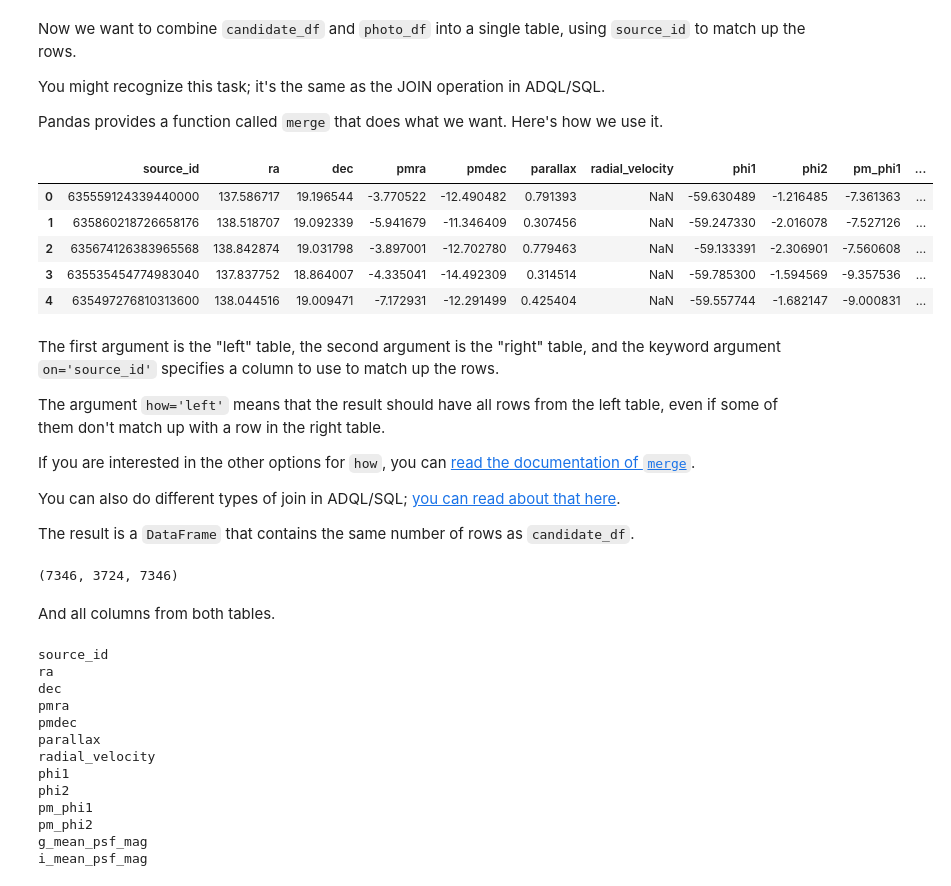
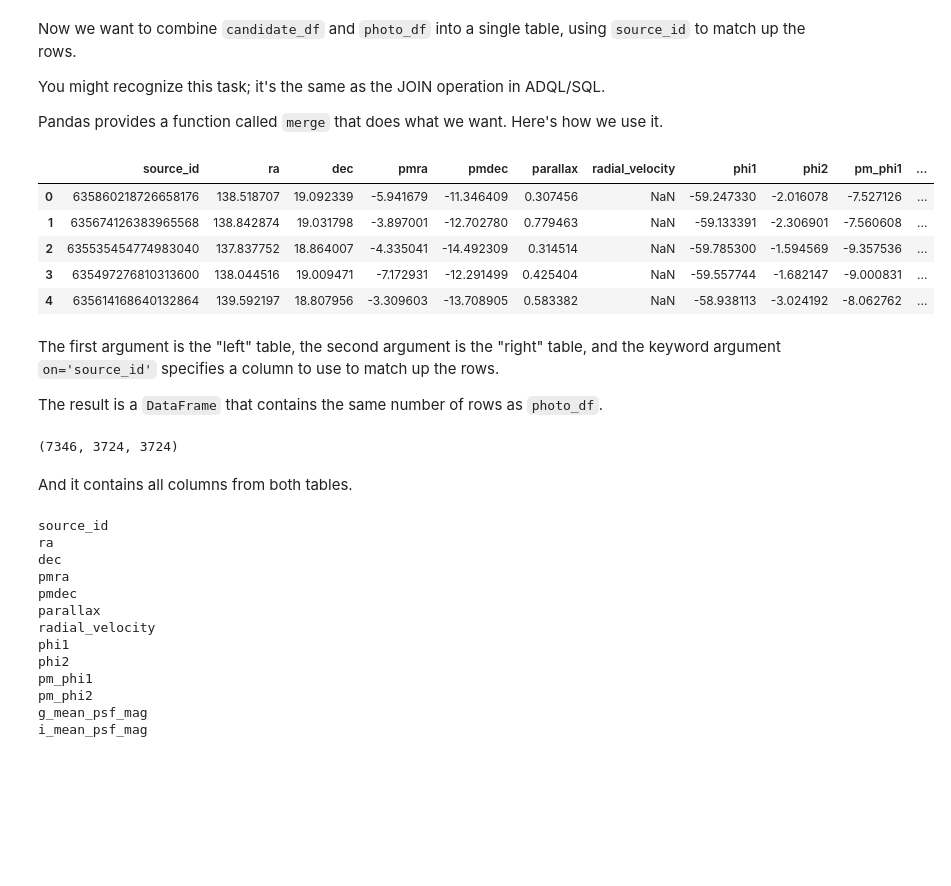
Before and after one commit to AllenDowney/AstronomicalData, a Jupyter notebook: 06_photo.ipynb, the cells around one changed output. Saved outputs shown, nothing was run; the diff lists cells and outputs as text; code cells hidden in the pictures; blank space fills up the shorter version.

```diff
--- a/06_photo.ipynb
+++ b/06_photo.ipynb
@@ -571,32 +548,25 @@ Pandas provides a function called `merge` that does what we want.  Here's how we
 # %%
 merged = pd.merge(candidate_df,
                   photo_df,
-                  on='source_id',
-                  how='left')
+                  on='source_id')
 merged.head()
 # %% [output]
 |  | source_id | ra | dec | pmra | pmdec | parallax | radial_velocity | phi1 | phi2 | pm_phi1 | ... |
-| 0 | 635559124339440000 | 137.586717 | 19.196544 | -3.770522 | -12.490482 | 0.791393 | NaN | -59.630489 | -1.216485 | -7.361363 | ... |
-| 1 | 635860218726658176 | 138.518707 | 19.092339 | -5.941679 | -11.346409 | 0.307456 | NaN | -59.247330 | -2.016078 | -7.527126 | ... |
-| 2 | 635674126383965568 | 138.842874 | 19.031798 | -3.897001 | -12.702780 | 0.779463 | NaN | -59.133391 | -2.306901 | -7.560608 | ... |
-| 3 | 635535454774983040 | 137.837752 | 18.864007 | -4.335041 | -14.492309 | 0.314514 | NaN | -59.785300 | -1.594569 | -9.357536 | ... |
-| 4 | 635497276810313600 | 138.044516 | 19.009471 | -7.172931 | -12.291499 | 0.425404 | NaN | -59.557744 | -1.682147 | -9.000831 | ... |
+| 0 | 635860218726658176 | 138.518707 | 19.092339 | -5.941679 | -11.346409 | 0.307456 | NaN | -59.247330 | -2.016078 | -7.527126 | ... |
+| 1 | 635674126383965568 | 138.842874 | 19.031798 | -3.897001 | -12.702780 | 0.779463 | NaN | -59.133391 | -2.306901 | -7.560608 | ... |
+| 2 | 635535454774983040 | 137.837752 | 18.864007 | -4.335041 | -14.492309 | 0.314514 | NaN | -59.785300 | -1.594569 | -9.357536 | ... |
+| 3 | 635497276810313600 | 138.044516 | 19.009471 | -7.172931 | -12.291499 | 0.425404 | NaN | -59.557744 | -1.682147 | -9.000831 | ... |
+| 4 | 635614168640132864 | 139.592197 | 18.807956 | -3.309603 | -13.708905 | 0.583382 | NaN | -58.938113 | -3.024192 | -8.062762 | ... |
 # %% [markdown]
 The first argument is the "left" table, the second argument is the "right" table, and the keyword argument `on='source_id'` specifies a column to use to match up the rows.
 
-The argument `how='left'` means that the result should have all rows from the left table, even if some of them don't match up with a row in the right table.
-
-If you are interested in the other options for `how`, you can [read the documentation of `merge`](https://pandas.pydata.org/pandas-docs/stable/reference/api/pandas.DataFrame.merge.html).
-
-You can also do different types of join in ADQL/SQL; [you can read about that here](https://www.w3schools.com/sql/sql_join.asp).
-
-The result is a `DataFrame` that contains the same number of rows as `candidate_df`.
+The result is a `DataFrame` that contains the same number of rows as `photo_df`.
 # %%
 len(candidate_df), len(photo_df), len(merged)
 # %% [output]
-(7346, 3724, 7346)
+(7346, 3724, 3724)
 # %% [markdown]
-And all columns from both tables.
+And it contains all columns from both tables.
 # %%
 for colname in merged.columns:
     print(colname)
```
Also changed, not shown: parts of 99 cells of this notebook, 9 other files.
